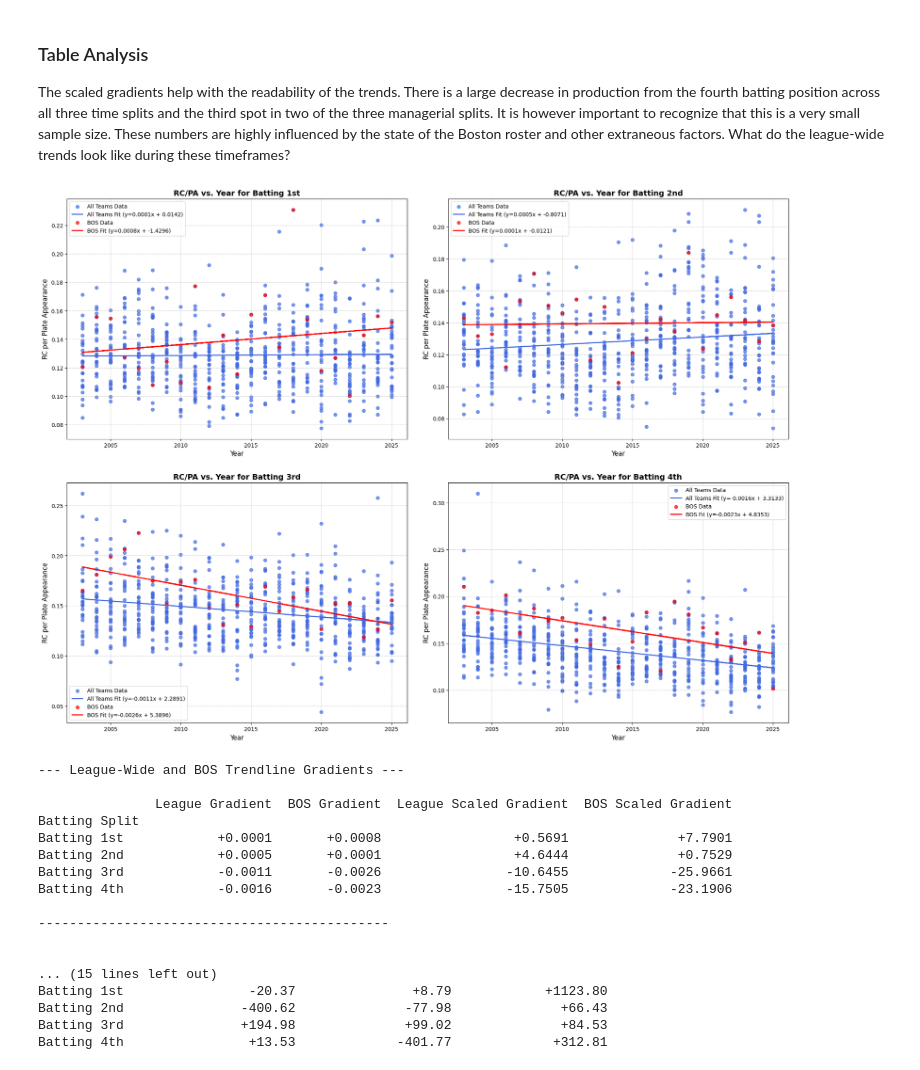
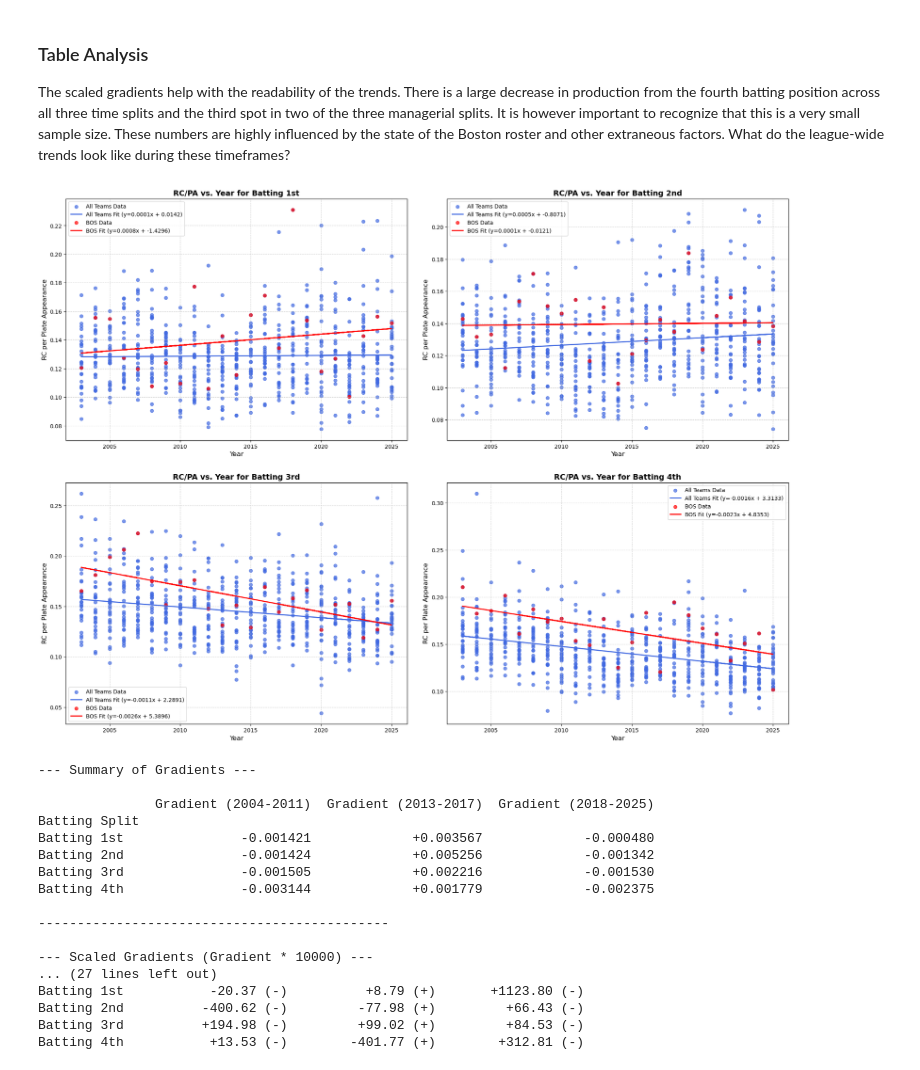
Before and after one commit to harlanljones/lineup-theory, a Jupyter notebook: notebook.ipynb, the cells around one changed output. Cells and saved outputs as stored; diff of their text form; code cells hidden in the pictures.

Commit message:
Improve comparative analysis, add table of contents

```diff
--- a/notebook.ipynb
+++ b/notebook.ipynb
@@ -154,7 +164,7 @@ def _calculate_gradients(df: pd.DataFrame, all_splits: List[str]) -> Dict[str, f
             gradients[split] = np.nan
     return gradients
 # %%
-def create_red_sox_tables(df: pd.DataFrame, year_ranges: List[Tuple[int, int]]) -> None:
+def create_time_split_tables(df: pd.DataFrame, year_ranges: List[Tuple[int, int]]) -> None:
     """Calculates and prints raw and scaled trendline gradients for time periods.
 
     This function analyzes performance trends within specified year ranges
@@ -163,7 +173,7 @@ def create_red_sox_tables(df: pd.DataFrame, year_ranges: List[Tuple[int, int]])
     scaled for improved readability.
 
     Args:
-        df: The processed DataFrame containing Red Sox batting data.
+        df: The processed DataFrame containing batting data.
         year_ranges: A list of (start_year, end_year) tuples defining the
                      analysis periods.
     """
@@ -265,7 +275,7 @@ def create_league_wide_plots(df: pd.DataFrame) -> None:
     plt.tight_layout(pad=3.0)
     plt.show()
 # %%
-def create_league_wide_tables(df: pd.DataFrame) -> None:
+def create_comparative_tables(df: pd.DataFrame) -> None:
     """Calculates and displays overall league-wide and BOS-specific gradients.
 
     This function provides a comparative summary of performance trends over
@@ -294,11 +304,12 @@ def create_league_wide_tables(df: pd.DataFrame) -> None:
     print(summary_df.to_string(float_format="{:+.4f}".format))
 # %%
 def create_delta_tables(df: pd.DataFrame, year_ranges: List[Tuple[int, int]]) -> None:
-    """Calculates and prints differences between BOS and league trend gradients.
+    """Calculates and prints the percentage difference between BOS and league trend gradients.
 
-    This function computes two metrics for specified time periods:
-    1.  Delta: The absolute difference (BOS Gradient - League Gradient).
-    2.  Delta+: The percentage difference relative to the league gradient.
+    This function computes the Delta+ metric for specified time periods, which is the
+    percentage difference of the Boston Red Sox's trend gradient relative to the
+    league's trend gradient ([(BOS / League) - 1] %). The output also includes
+    the sign (+ or -) of the league-wide gradient in parentheses for context.
 
     Args:
         df: The processed DataFrame with league-wide data.
@@ -307,7 +318,6 @@ def create_delta_tables(df: pd.DataFrame, year_ranges: List[Tuple[int, int]]) ->
     """
     TEAM_ABBREVIATION = 'BOS'
     all_splits = sorted(df['Split'].unique())
-    delta_summary = {}
     delta_plus_summary = {}
 
     for start_year, end_year in year_ranges:
@@ -319,71 +329,66 @@ def create_delta_tables(df: pd.DataFrame, year_ranges: List[Tuple[int, int]]) ->
             period_df[period_df['Team'] == TEAM_ABBREVIATION], all_splits
         )
 
-        period_deltas = {}
         period_delta_pluses = {}
 
         for split in all_splits:
             bos_grad = bos_gradients.get(split, np.nan)
             lg_grad = league_gradients.get(split, np.nan)
 
-            period_deltas[split] = bos_grad - lg_grad
+            if lg_grad is not None and not np.isnan(lg_grad) and lg_grad != 0:
+                delta_plus_value = ((bos_grad / lg_grad) - 1) * 100
+                lg_sign = '+' if lg_grad > 0 else '-'
+                value_to_store = f"{delta_plus_value:+.2f} ({lg_sign})"
+            else:
+                value_to_store = f"{np.inf:+.2f} ( )"
 
-            if lg_grad is not None and lg_grad != 0:
-                delta_plus_value = ((bos_grad / lg_grad) - 1) * 100
-            else:
-                delta_plus_value = np.inf
+            period_delta_pluses[split] = value_to_store
 
-            period_delta_pluses[split] = delta_plus_value
-
-        delta_summary[f'Delta {period_name}'] = period_deltas
         delta_plus_summary[f'Delta+ {period_name}'] = period_delta_pluses
 
-    delta_df = pd.DataFrame(delta_summary, index=all_splits)
     delta_plus_df = pd.DataFrame(delta_plus_summary, index=all_splits)
-    delta_df.index.name = 'Batting Split'
     delta_plus_df.index.name = 'Batting Split'
 
-    print("\n--- Gradient Difference (BOS Trend - League Trend) ---\n")
-    print(delta_df.to_string(float_format="{:+.6f}".format))
-    print("\n" + ("-" * 45) + "\n")
-    print("--- Gradient Percentage Difference ([(BOS / League) - 1] %) ---\n")
-    print(delta_plus_df.to_string(float_format="{:+.2f}".format))
+    print("\n--- Gradient Percentage Difference ([(BOS / League) - 1] %) ---\n")
+    print(delta_plus_df.to_string())
 # %%
 LEAGUE_FILE_PATHS = [
     "data/league-wide/bat_1st_2003_2005_splits.csv", "data/league-wide/bat_1st_2006_2025_splits.csv", "data/league-wide/bat_1st_2016_2025_splits.csv",
     "data/league-wide/bat_2nd_2003_2005_splits.csv", "data/league-wide/bat_2nd_2006_2015_splits.csv", "data/league-wide/bat_2nd_2016_2025_splits.csv",
     "data/league-wide/bat_3rd_2003_2005_splits.csv", "data/league-wide/bat_3rd_2006_2015_splits.csv", "data/league-wide/bat_3rd_2016_2025_splits.csv",
     "data/league-wide/bat_4th_2003_2005_splits.csv", "data/league-wide/bat_4th_2006_2015_splits.csv", "data/league-wide/bat_4th_2016_2025_splits.csv"
 ]
 
 league_dataframes = [process_data(file) for file in LEAGUE_FILE_PATHS]
 league_dataframes = [df for df in league_dataframes if df is not None]
 
 if league_dataframes:
     combined_league_df = pd.concat(league_dataframes, ignore_index=True)
     create_league_wide_plots(combined_league_df)
-    create_league_wide_tables(combined_league_df)
+    create_time_split_tables(combined_league_df, MANAGERIAL_PERIODS)
+    print("\n" + ("-" * 45) + "\n")
+    create_comparative_tables(combined_league_df)
     print("\n" + ("-" * 45) + "\n")
     create_delta_tables(combined_league_df, MANAGERIAL_PERIODS)
 else:
     print("League-wide analysis could not be completed due to data processing errors.")
 # %% [output]
-[figure, old version]
+[figure, new version]
---- League-Wide and BOS Trendline Gradients ---
+--- Summary of Gradients ---
 
-               League Gradient  BOS Gradient  League Scaled Gradient  BOS Scaled Gradient
+               Gradient (2004-2011)  Gradient (2013-2017)  Gradient (2018-2025)
 Batting Split
-Batting 1st            +0.0001       +0.0008                 +0.5691              +7.7901
-Batting 2nd            +0.0005       +0.0001                 +4.6444              +0.7529
-Batting 3rd            -0.0011       -0.0026                -10.6455             -25.9661
-Batting 4th            -0.0016       -0.0023                -15.7505             -23.1906
+Batting 1st               -0.001421             +0.003567             -0.000480
+Batting 2nd               -0.001424             +0.005256             -0.001342
+Batting 3rd               -0.001505             +0.002216             -0.001530
+Batting 4th               -0.003144             +0.001779             -0.002375
 
 ---------------------------------------------
 
-
-... (15 lines left out)
-Batting 1st                -20.37               +8.79            +1123.80
-Batting 2nd               -400.62              -77.98              +66.43
-Batting 3rd               +194.98              +99.02              +84.53
-Batting 4th                +13.53             -401.77             +312.81
+--- Scaled Gradients (Gradient * 10000) ---
+... (27 lines left out)
+Batting 1st           -20.37 (-)          +8.79 (+)       +1123.80 (-)
+Batting 2nd          -400.62 (-)         -77.98 (+)         +66.43 (-)
+Batting 3rd          +194.98 (-)         +99.02 (+)         +84.53 (-)
+Batting 4th           +13.53 (-)        -401.77 (+)        +312.81 (-)
 # %% [markdown]
```
Also changed, not shown: parts of 5 cells of this notebook, 2 other files.
